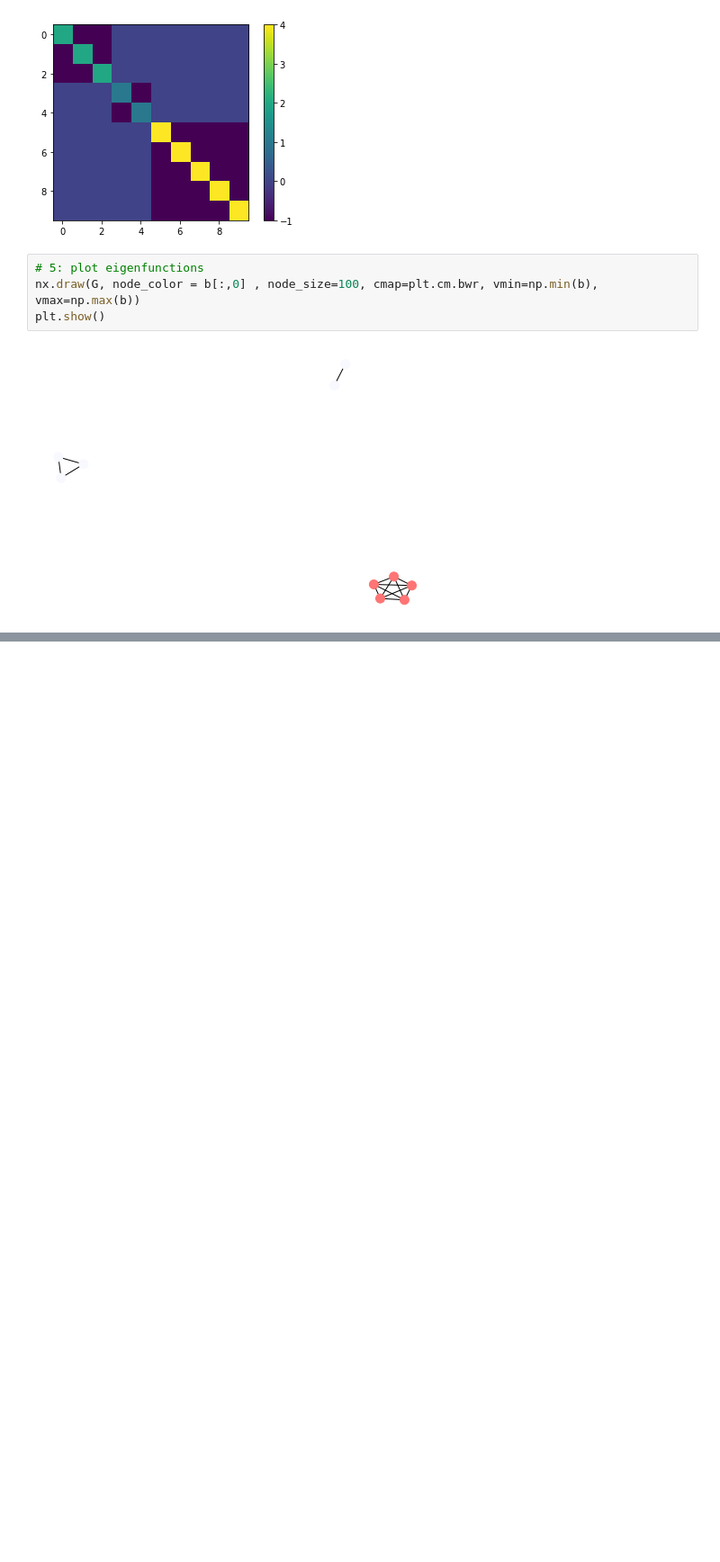
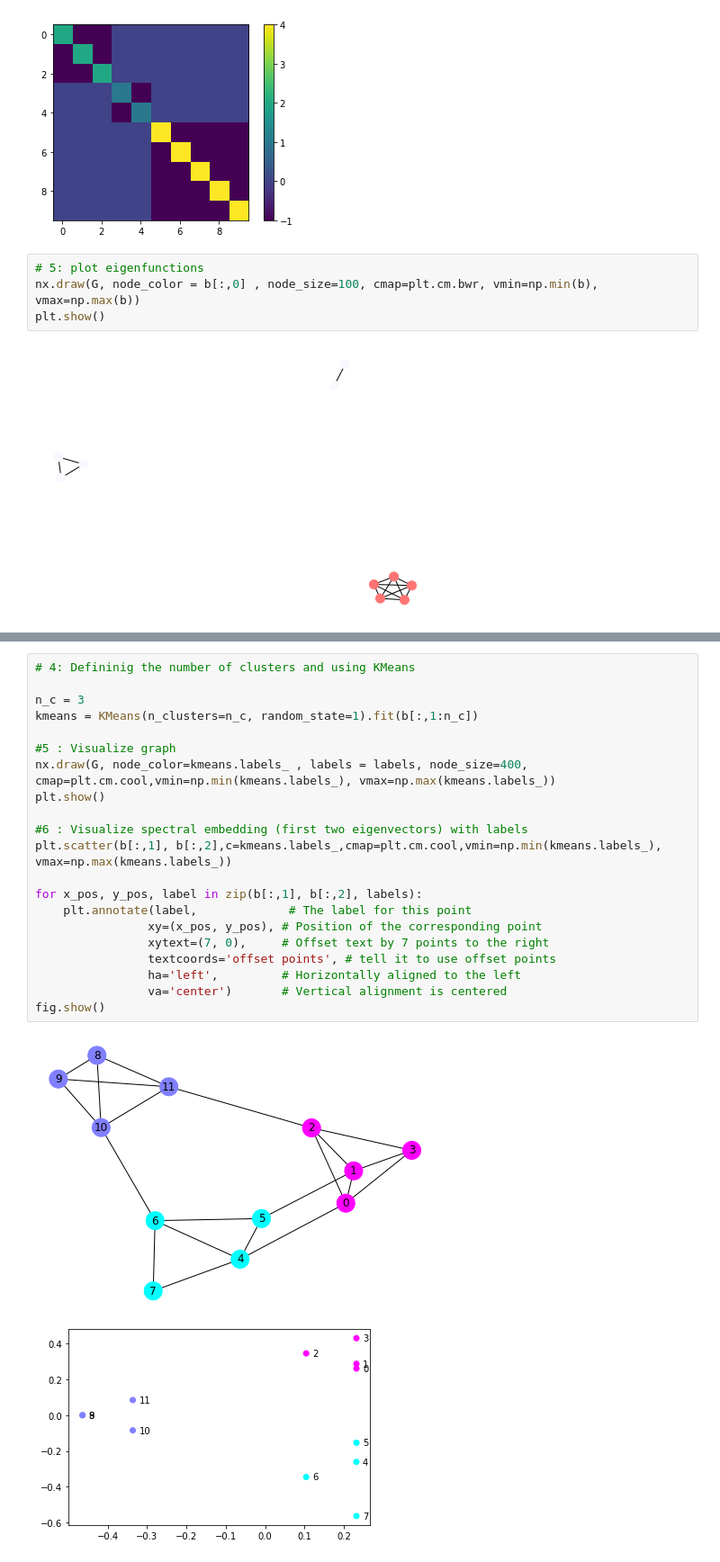
Before and after one commit to riccardomarin/SpectralShapeAnalysis, a Jupyter notebook: Exercises_solutions.ipynb, the cells around one changed output, grey strips where cells are left out. Shown at 90% size. Cells and saved outputs as stored; diff of their text form; blank space fills up the shorter version.

```diff
--- a/Exercises_solutions.ipynb
+++ b/Exercises_solutions.ipynb
@@ -108,0 +148,24 @@ plt.show()
+# %%
+# 4: Defininig the number of clusters and using KMeans
+
+n_c = 3
+kmeans = KMeans(n_clusters=n_c, random_state=1).fit(b[:,1:n_c])
+
+#5 : Visualize graph
+nx.draw(G, node_color=kmeans.labels_ , labels = labels, node_size=400, cmap=plt.cm.cool,vmin=np.min(kmeans.labels_), vmax=np.max(kmeans.labels_))
+plt.show()
+
+#6 : Visualize spectral embedding (first two eigenvectors) with labels
+plt.scatter(b[:,1], b[:,2],c=kmeans.labels_,cmap=plt.cm.cool,vmin=np.min(kmeans.labels_), vmax=np.max(kmeans.labels_))
+
+for x_pos, y_pos, label in zip(b[:,1], b[:,2], labels):
+    plt.annotate(label,             # The label for this point
+                xy=(x_pos, y_pos), # Position of the corresponding point
+                xytext=(7, 0),     # Offset text by 7 points to the right
+                textcoords='offset points', # tell it to use offset points
+                ha='left',         # Horizontally aligned to the left
+                va='center')       # Vertical alignment is centered
+fig.show()
+# %% [output]
+[figure, added]
+[figure, added]
```
Also changed, not shown: parts of 2 cells of this notebook.
